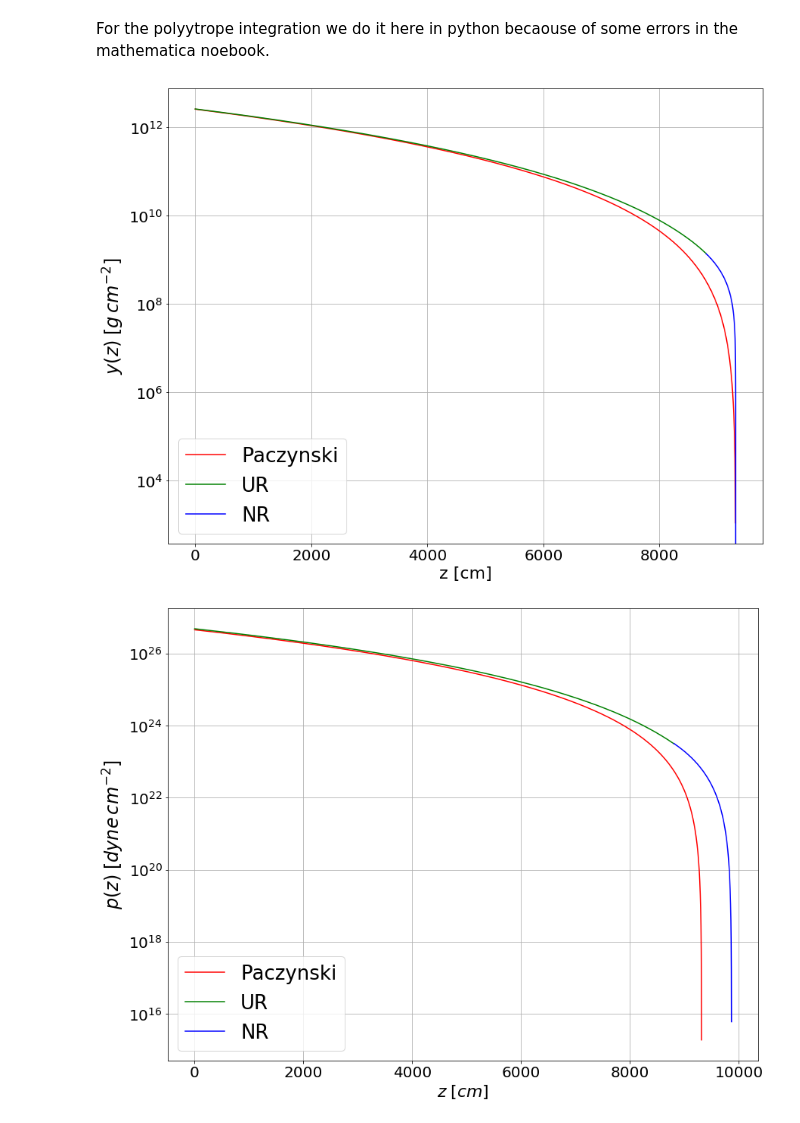
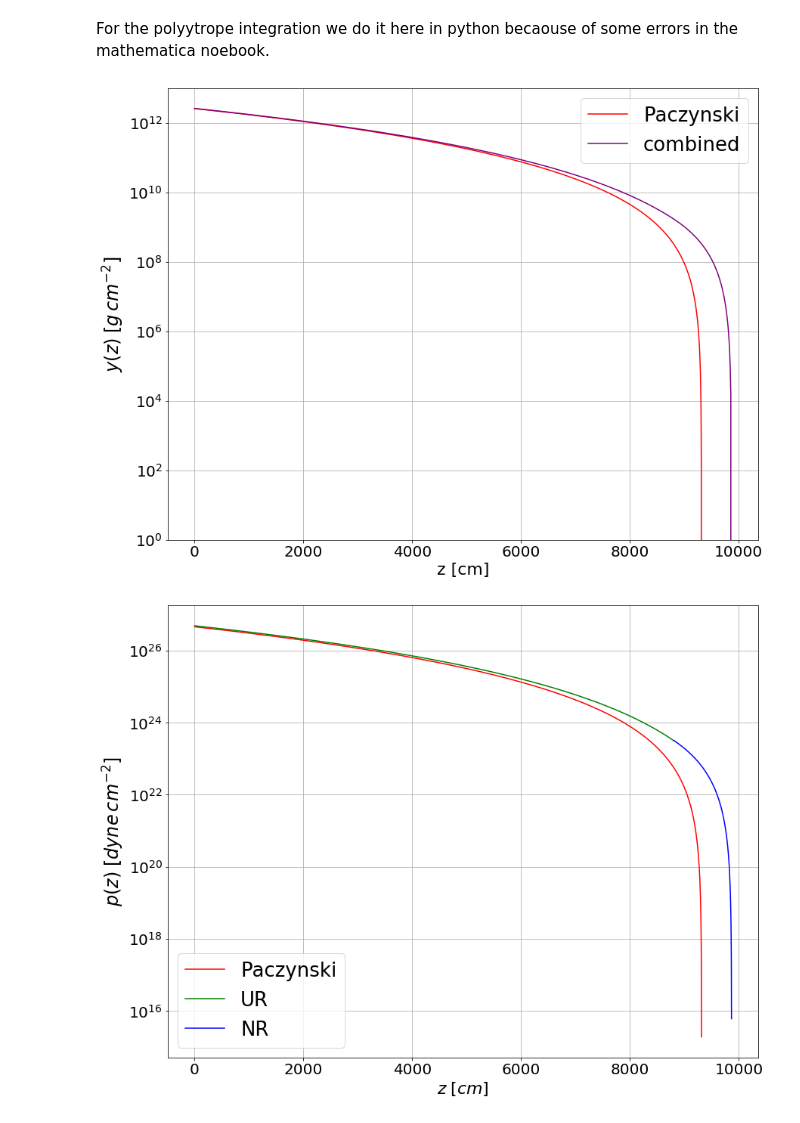
Before and after one commit to krissylla/astrovaria_ns_atmosphere, a Jupyter notebook: Tests.ipynb, the cells around one changed output. Saved outputs shown, nothing was run; the diff lists cells and outputs as text; code cells hidden in the pictures.

```diff
--- a/Tests.ipynb
+++ b/Tests.ipynb
@@ -429,5 +430,5 @@ k^{-1}p^
 # %%
-with open('paczynski_1.csv', 'r') as file:
+with open('data/Paczynski.csv', 'r') as file:
     lines =  file.readlines()
 #even lines are z, odd lines are rho. Kinda stupid, couldn't fix it on the mathematica notebook .^.
 z_pac = []
@@ -477,5 +483,5 @@ We can get profiles of density, pressure and Temperature.
 # %%
-with open('Paczynski_column.csv', 'r') as file:
+with open('data/Paczynski_column.csv', 'r') as file:
     lines =  file.readlines()
 #even lines are z, odd lines are rho. Kinda stupid, couldn't fix it on the mathematica notebook .^.
 z_pac_y = []
@@ -489,50 +495,53 @@ for line, i in zip(lines, range(len(lines))):
 For the polyytrope integration we do it here in python becaouse of some errors in the mathematica noebook.
 # %%
 z_char = 8805.68
-def combined(z):
+def combined_rho(z):
     if z > z_char:
         return nr_rho(z)
     else:
         return ur_rho(z)
 
-#integrate from max h:
-max_h = 9313
+
+
+#integrate from max h. This value is given in the nr_rho formula:
+max_h = 9864.57440646902
 z_combined_y = np.linspace(0, max_h, 1000)
 z_ur_y = np.linspace(0, z_char, 1000)
 z_nr_y = np.linspace(z_char, max_h, 1000)
 
 y_combined = []
 y_ur = []
 y_nr = []
 for path in z_combined_y:
-    a= integrate.quad(combined, max_h, path)
+    a= integrate.quad(combined_rho, max_h, path)
     y_combined.append(-a[0])
 
 for path in z_nr_y:
-    a= integrate.quad(combined, max_h, path)
+    a= integrate.quad(combined_rho, max_h, path)
     y_nr.append(-a[0])
 
 for path in z_ur_y:
-    a= integrate.quad(combined, max_h, path)
+    a= integrate.quad(combined_rho, max_h, path)
     y_ur.append(-a[0])
 
 
 fig = plt.figure(figsize=(14,11))
 
 plt.plot(z_pac_y, y_pac, c='red', label='Paczynski')
-plt.plot(z_ur_y, y_ur, c='green', label='UR')
-plt.plot(z_nr_y, y_nr,  c='blue', label='NR')
-#plt.plot(z_combined, y_combined, c='blue')
+#plt.plot(z_ur_y, y_ur, c='green', label='UR')
+#plt.plot(z_nr_y, y_nr,  c='blue', label='NR')
+plt.plot(z_combined_y, y_combined, c='purple', label='combined')
 plt.yscale('log')
 plt.legend(fontsize=26)
 plt.grid()
 plt.xlabel('z [cm]', fontsize=22)
 plt.ylabel(r'$y(z)\;[g\,cm^{-2}]$', fontsize=24)
 plt.xticks(fontsize=20)
 plt.yticks(fontsize=20)
+plt.ylim(1, 1e13)
 plt.show()
 # %% [output]
-[figure, old version]
+[figure, new version]
 # %%
 p_pac = Paczynski(np.array(rho_pac))
 p_nr = NR(nr_rho(z_nr))
```
Also changed, not shown: parts of 13 cells of this notebook.
